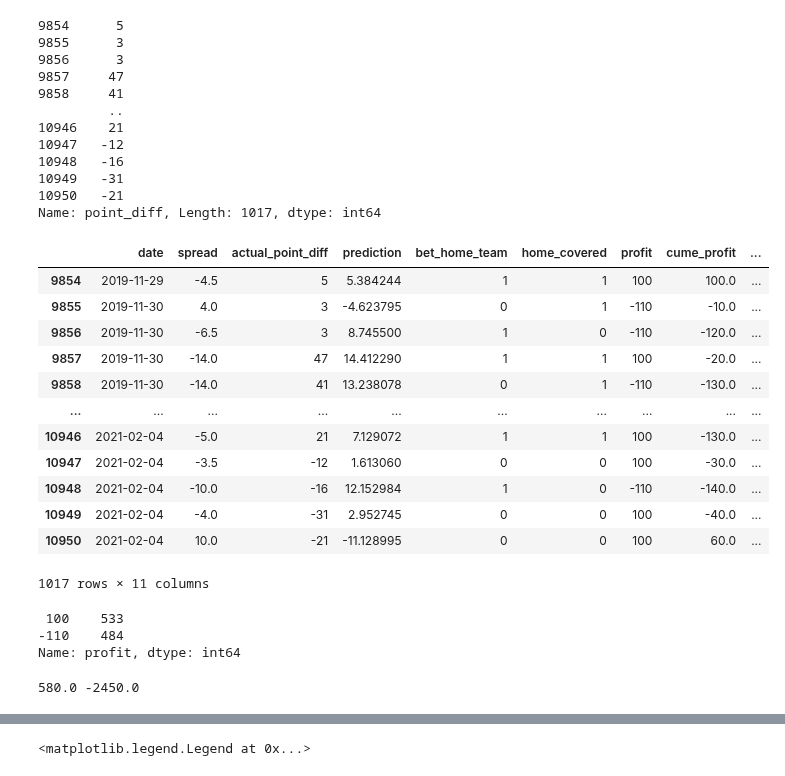
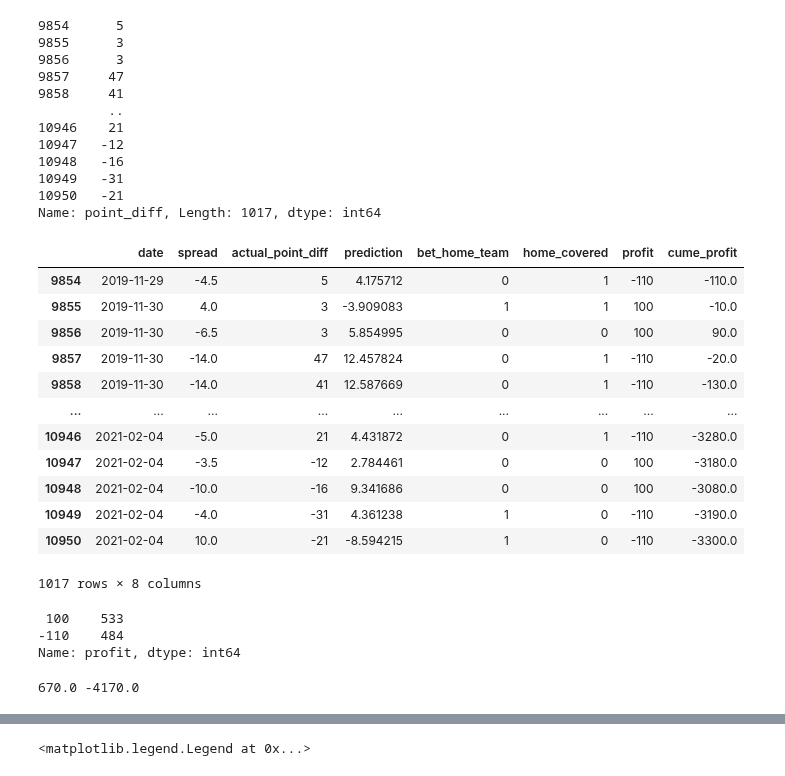
Before and after one commit to jnish23/NBA_Model, a Jupyter notebook: player_based_model.ipynb, the cells around one changed output, grey strips where cells are left out. Drawn from its saved outputs; the diff is of its cells as text; code cells hidden in the pictures.

```diff
--- a/player_based_model.ipynb
+++ b/player_based_model.ipynb
@@ -665,5 +648,5 @@ en_train_rmse: 7.778605318223658 en_test_rmse 8.482548768889464
 # %%
-best_en = ElasticNet(alpha=0.063095, l1_ratio=0.9, max_iter=10000)
+best_en = ElasticNet(alpha=2.5118864315095824, l1_ratio=0.9, max_iter=10000)
 
 best_en.fit(X_train, point_diff_train)
 
@@ -737,33 +734,33 @@ Name: point_diff, Length: 1017, dtype: int64
 # %%
 test_idx = X_test.index
 
 betting_results = full_df.loc[test_idx, ['date', 'spread']]
 betting_results['actual_point_diff'] = point_diff_test
 betting_results['prediction'] = test_preds
 betting_results['bet_home_team'] = (betting_results['prediction'] + betting_results['spread'] > 0).astype(int)
 
 betting_results['home_covered'] = (betting_results['actual_point_diff'] + betting_results['spread'] > 0).astype(int)
 betting_results['profit'] = betting_results.apply(lambda row: 100 if row['bet_home_team'] == row['home_covered'] else -110, axis=1)
 betting_results['cume_profit'] = betting_results['profit'].expanding().sum()
 
-betting_results['random_profit'] = np.random.choice([100, -110], betting_results.shape[0])
-betting_results['random_cume_profit'] = betting_results['random_profit'].expanding().sum()
-betting_results['prediction+spread'] = round(betting_results['prediction'] + betting_results['spread'], 2)
+# betting_results['random_profit'] = np.random.choice([100, -110], betting_results.shape[0])
+# betting_results['random_cume_profit'] = betting_results['random_profit'].expanding().sum()
+# betting_results['prediction+spread'] = round(betting_results['prediction'] + betting_results['spread'], 2)
 betting_results
 # %% [output]
-|  | date | spread | actual_point_diff | prediction | bet_home_team | home_covered | profit | cume_profit | ... |
-| 9854 | 2019-11-29 | -4.5 | 5 | 5.384244 | 1 | 1 | 100 | 100.0 | ... |
-| 9855 | 2019-11-30 | 4.0 | 3 | -4.623795 | 0 | 1 | -110 | -10.0 | ... |
-| 9856 | 2019-11-30 | -6.5 | 3 | 8.745500 | 1 | 0 | -110 | -120.0 | ... |
-| 9857 | 2019-11-30 | -14.0 | 47 | 14.412290 | 1 | 1 | 100 | -20.0 | ... |
-| 9858 | 2019-11-30 | -14.0 | 41 | 13.238078 | 0 | 1 | -110 | -130.0 | ... |
-| ... | ... | ... | ... | ... | ... | ... | ... | ... | ... |
-| 10946 | 2021-02-04 | -5.0 | 21 | 7.129072 | 1 | 1 | 100 | -130.0 | ... |
-| 10947 | 2021-02-04 | -3.5 | -12 | 1.613060 | 0 | 0 | 100 | -30.0 | ... |
-| 10948 | 2021-02-04 | -10.0 | -16 | 12.152984 | 1 | 0 | -110 | -140.0 | ... |
-| 10949 | 2021-02-04 | -4.0 | -31 | 2.952745 | 0 | 0 | 100 | -40.0 | ... |
-| 10950 | 2021-02-04 | 10.0 | -21 | -11.128995 | 0 | 0 | 100 | 60.0 | ... |
+|  | date | spread | actual_point_diff | prediction | bet_home_team | home_covered | profit | cume_profit |
+| 9854 | 2019-11-29 | -4.5 | 5 | 4.175712 | 0 | 1 | -110 | -110.0 |
+| 9855 | 2019-11-30 | 4.0 | 3 | -3.909083 | 1 | 1 | 100 | -10.0 |
+| 9856 | 2019-11-30 | -6.5 | 3 | 5.854995 | 0 | 0 | 100 | 90.0 |
+| 9857 | 2019-11-30 | -14.0 | 47 | 12.457824 | 0 | 1 | -110 | -20.0 |
+| 9858 | 2019-11-30 | -14.0 | 41 | 12.587669 | 0 | 1 | -110 | -130.0 |
+| ... | ... | ... | ... | ... | ... | ... | ... | ... |
+| 10946 | 2021-02-04 | -5.0 | 21 | 4.431872 | 0 | 1 | -110 | -3280.0 |
+| 10947 | 2021-02-04 | -3.5 | -12 | 2.784461 | 0 | 0 | 100 | -3180.0 |
+| 10948 | 2021-02-04 | -10.0 | -16 | 9.341686 | 0 | 0 | 100 | -3080.0 |
+| 10949 | 2021-02-04 | -4.0 | -31 | 4.361238 | 1 | 0 | -110 | -3190.0 |
+| 10950 | 2021-02-04 | 10.0 | -21 | -8.594215 | 1 | 0 | -110 | -3300.0 |
-1017 rows × 11 columns
+1017 rows × 8 columns
 # %%
 betting_results['profit'].value_counts()
 # %% [output]
@@ -775,4 +772,4 @@ max_profit, min_profit = betting_results['cume_profit'].max(), betting_results['
 
 print(max_profit, min_profit)
 # %% [output]
-580.0 -2450.0
+670.0 -4170.0
```
Also changed, not shown: parts of 14 cells of this notebook, 4 other files.
